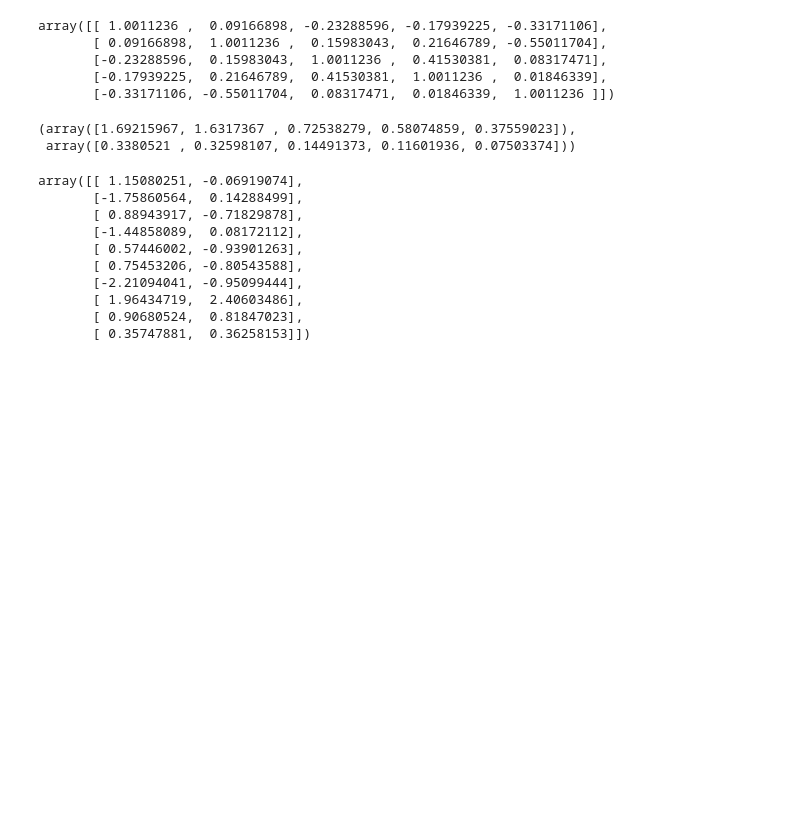
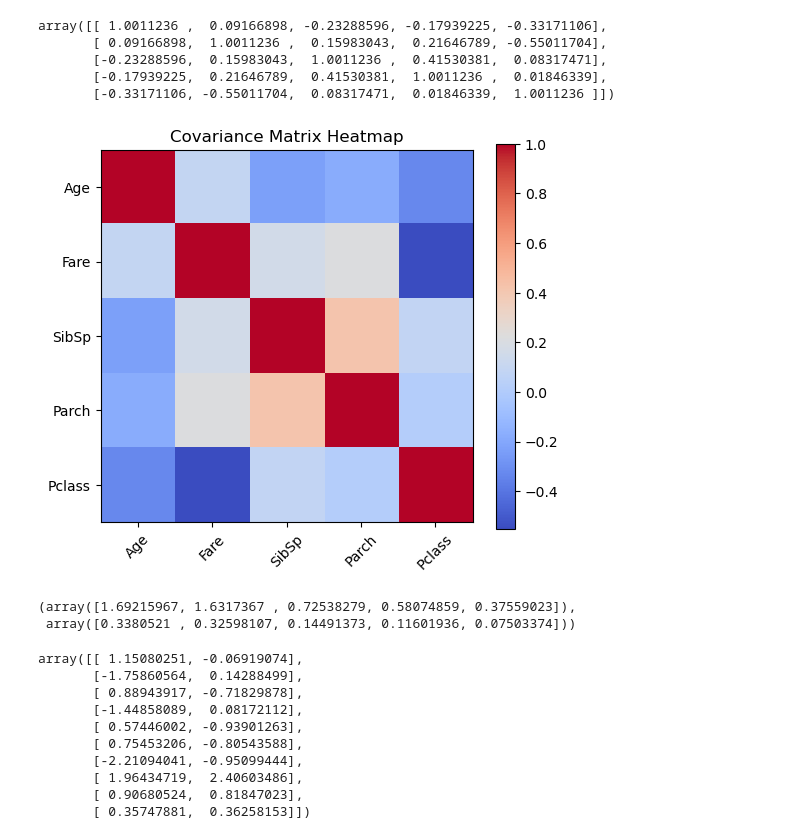
Before and after one commit to gh4nti/MRM-Research-AI-Taskphase, a Jupyter notebook: task9/Task9.ipynb, the cells around one changed output. Cells and saved outputs as stored; diff of their text form; code cells hidden in the pictures; blank space fills up the shorter version.

Commit message:
added heatmap for covariance matrix

```diff
--- a/task9/Task9.ipynb
+++ b/task9/Task9.ipynb
@@ -41,6 +42,18 @@ array([[ 1.0011236 ,  0.09166898, -0.23288596, -0.17939225, -0.33171106],
        [-0.23288596,  0.15983043,  1.0011236 ,  0.41530381,  0.08317471],
        [-0.17939225,  0.21646789,  0.41530381,  1.0011236 ,  0.01846339],
        [-0.33171106, -0.55011704,  0.08317471,  0.01846339,  1.0011236 ]])
+# %%
+# plotting the covariance matrix heatmap
+
+plt.figure(figsize=(6,5))
+plt.imshow(cov, cmap="coolwarm")
+plt.colorbar()
+plt.xticks(range(len(numeric_cols)), numeric_cols, rotation=45)
+plt.yticks(range(len(numeric_cols)), numeric_cols)
+plt.title("Covariance Matrix Heatmap")
+plt.show()
+# %% [output]
+[figure, added]
 # %%
 eigenvalues, eigenvectors = np.linalg.eig(cov)
 idx = eigenvalues.argsort()[::-1] # sort in descending order
```
Also changed, not shown: parts of 1 cell of this notebook.
